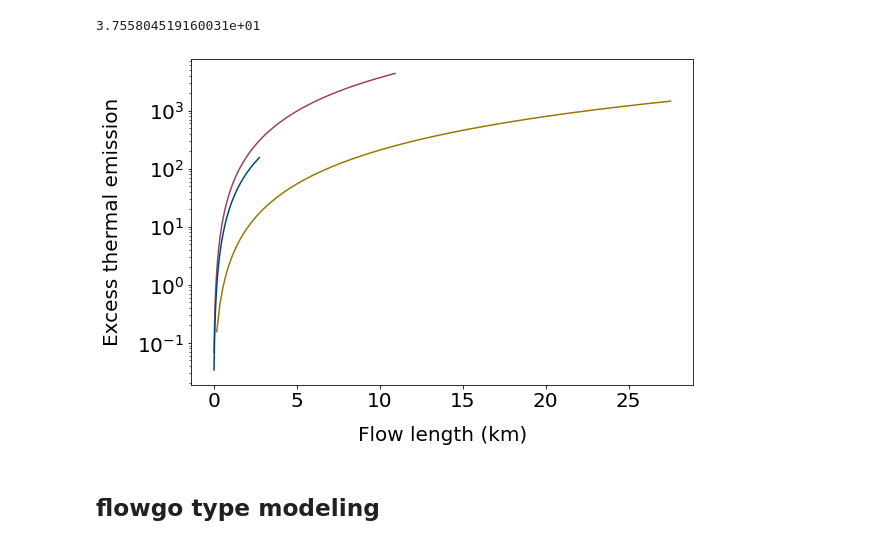
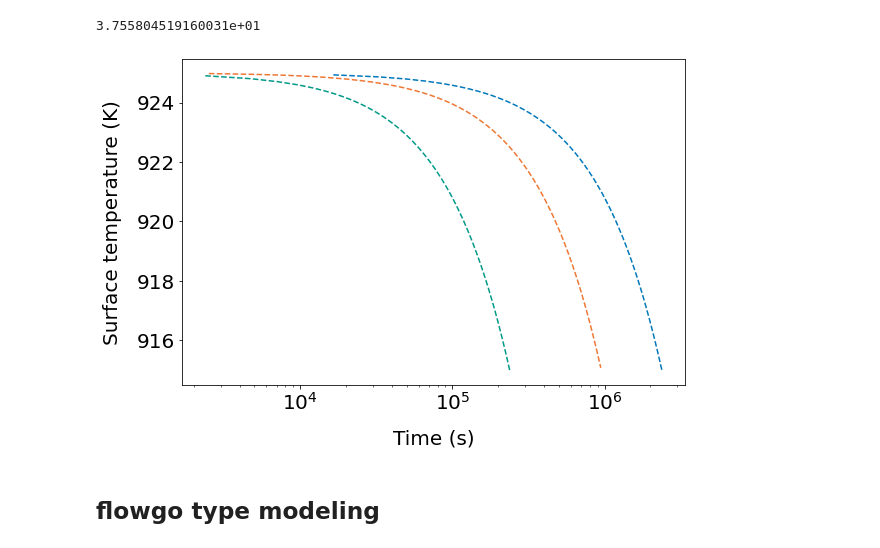
Before and after one commit to iganache/lavatherm1D, a Jupyter notebook: flow_advancement_cooling.ipynb, the cells around one changed output. Drawn from its saved outputs; the diff is of its cells as text; code cells hidden in the pictures.

Commit message:
redid models with lower surface temperature

```diff
--- a/flow_advancement_cooling.ipynb
+++ b/flow_advancement_cooling.ipynb
@@ -152,40 +158,42 @@ wav = 1.02e-6
 
 fig, ax = plt.subplots(1,1)
 fig.set_size_inches(9, 6)
 colors = ["#997700", "#994455", "#004488"]
+colors = ["#0077bb", "#ee7733", "#009988"]
 
 for i in range(len(flows_df)):
     segments = np.arange(1*delx, flows_df.iloc[i]["length"], delx)
     segments = np.append(segments, flows_df.iloc[i]["length"])
     duration = segments / flows_df.iloc[i]["vel_avg"]
     Tcore = Tlava - segments*flows_df.iloc[i]["dTdx"]
     Tsurf = Tcrust*fcrust + Tcore*(1-fcrust)
     total_power_output = flows_df.iloc[i]["width"]*segments * emis_lava * sigmaB * Tsurf
     thermal_emission = flows[i]["width"] *segments * planck(wav, Tsurf)/1e6/1e9
     thermal_emission_excess = flows_df.iloc[i]["width"] *segments * (planck(wav, Tsurf) - planck(wav, Tatm_venus))/1e6/1e9
     cum_thermal_emission = np.cumsum(thermal_emission)
     cum_thermal_emission_excess = np.cumsum(thermal_emission_excess)
 
     Tcore_e = Tlava - segments*flows_df.iloc[i]["dTdx_e"]
     Tsurf_e = Tcrust*fcrust + Tcore_e*(1-fcrust)
 
-    ax.plot(duration/24/3600,cum_thermal_emission_excess, color = colors[i])
-    # ax.plot(segments/1e3, Tsurf_e, color = colors[i], linestyle = "--")
+    # ax.plot(segments/1e3,cum_thermal_emission_excess, color = colors[i])
+    ax.plot(duration, Tsurf, color = colors[i], linestyle = "--")
 
 
-ax.set_xlabel("Flow length (km)", fontsize = fs)
-ax.set_ylabel("Excess thermal emission", fontsize = fs)
+ax.set_xlabel("Time (s)", fontsize = fs)
+# ax.set_ylabel("Excess emission (GW $\mu$m$^{-1}$ sr$^{-1}$)", fontsize = fs)
+ax.set_ylabel("Surface temperature (K)", fontsize = fs)
 plt.xticks(fontsize = fs)
 plt.yticks(fontsize = fs)
 ax.tick_params(axis="both", which="major", labelsize=fs)
 # plt.legend(fontsize=fs, loc=4)
 ax.xaxis.labelpad = 15
 ax.yaxis.labelpad = 15
-plt.semilogy()
-# plt.savefig("emission.png", bbox_inches='tight')
+plt.semilogx()
+plt.savefig("Tsurf_time.png", bbox_inches='tight')
 plt.show()
 # %% [output]
-[figure, old version]
+[figure, new version]
 # %% [markdown]
 ## flowgo type modeling ##
 # %%
```
Also changed, not shown: parts of 2 cells of this notebook, 15 other files.
